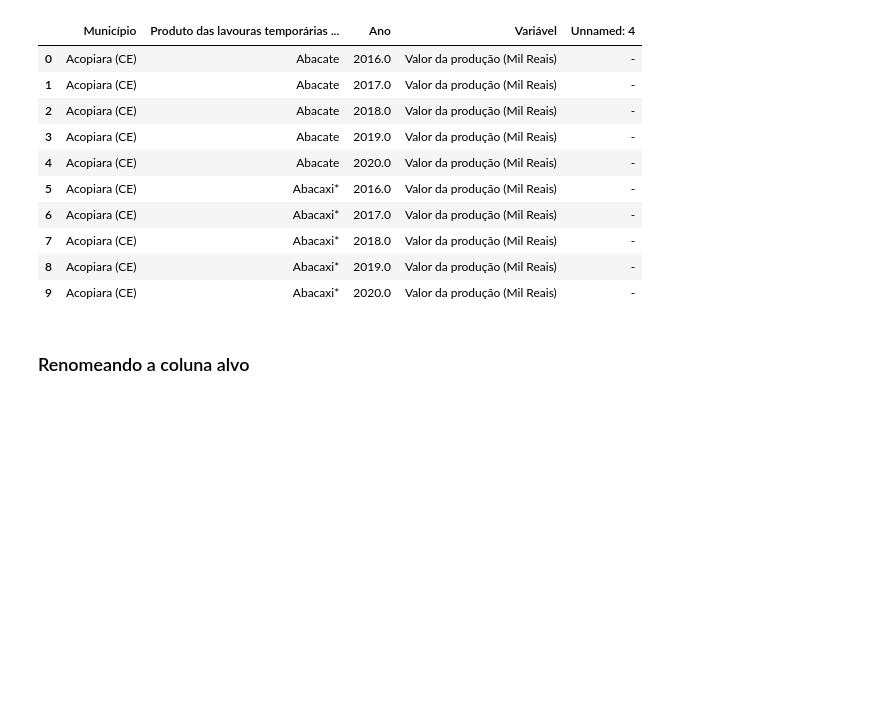
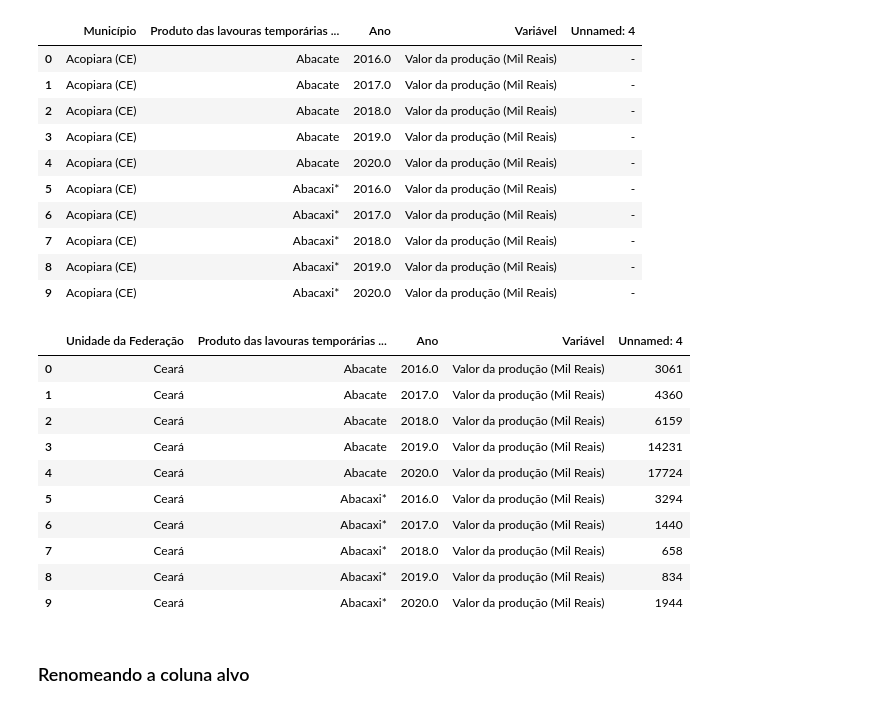
Before and after one commit to esdrasdelima/Pre-Modelagem-de-Dados, a Jupyter notebook: trabalho.ipynb, the cells around one changed output. Saved outputs shown, nothing was run; the diff lists cells and outputs as text; code cells hidden in the pictures; blank space fills up the shorter version.

```diff
--- a/trabalho.ipynb
+++ b/trabalho.ipynb
@@ -12,10 +12,12 @@ simplefilter("ignore")
 ### Carregando dataset
 # %%
 df = pd.read_csv('tabela5457.csv',sep=';',header=1)
+df_ce = pd.read_csv('tabela5457ce.csv',sep=';',header=1)
 # %% [markdown]
 ### Eliminando NA's
 # %%
 df = df.dropna()
+df_ce = df_ce.dropna()
 # %% [markdown]
 ### Exibindo uma prévia do dataframe
 # %%
@@ -32,6 +34,20 @@ df.head(10)
 | 7 | Acopiara (CE) | Abacaxi* | 2018.0 | Valor da produção (Mil Reais) | - |
 | 8 | Acopiara (CE) | Abacaxi* | 2019.0 | Valor da produção (Mil Reais) | - |
 | 9 | Acopiara (CE) | Abacaxi* | 2020.0 | Valor da produção (Mil Reais) | - |
+# %%
+df_ce.head(10)
+# %% [output]
+|  | Unidade da Federação | Produto das lavouras temporárias ... | Ano | Variável | Unnamed: 4 |
+| 0 | Ceará | Abacate | 2016.0 | Valor da produção (Mil Reais) | 3061 |
+| 1 | Ceará | Abacate | 2017.0 | Valor da produção (Mil Reais) | 4360 |
+| 2 | Ceará | Abacate | 2018.0 | Valor da produção (Mil Reais) | 6159 |
+| 3 | Ceará | Abacate | 2019.0 | Valor da produção (Mil Reais) | 14231 |
+| 4 | Ceará | Abacate | 2020.0 | Valor da produção (Mil Reais) | 17724 |
+| 5 | Ceará | Abacaxi* | 2016.0 | Valor da produção (Mil Reais) | 3294 |
+| 6 | Ceará | Abacaxi* | 2017.0 | Valor da produção (Mil Reais) | 1440 |
+| 7 | Ceará | Abacaxi* | 2018.0 | Valor da produção (Mil Reais) | 658 |
+| 8 | Ceará | Abacaxi* | 2019.0 | Valor da produção (Mil Reais) | 834 |
+| 9 | Ceará | Abacaxi* | 2020.0 | Valor da produção (Mil Reais) | 1944 |
 # %% [markdown]
 ### Renomeando a coluna alvo
 # %%
```
Also changed, not shown: parts of 6 cells of this notebook.
